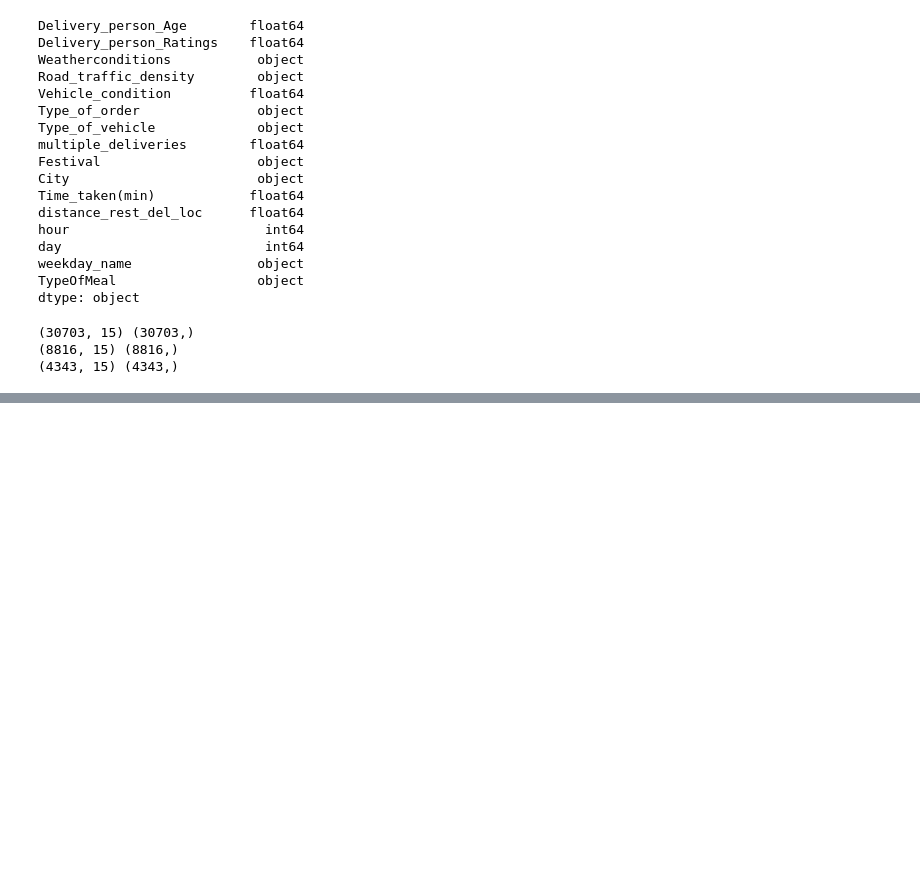
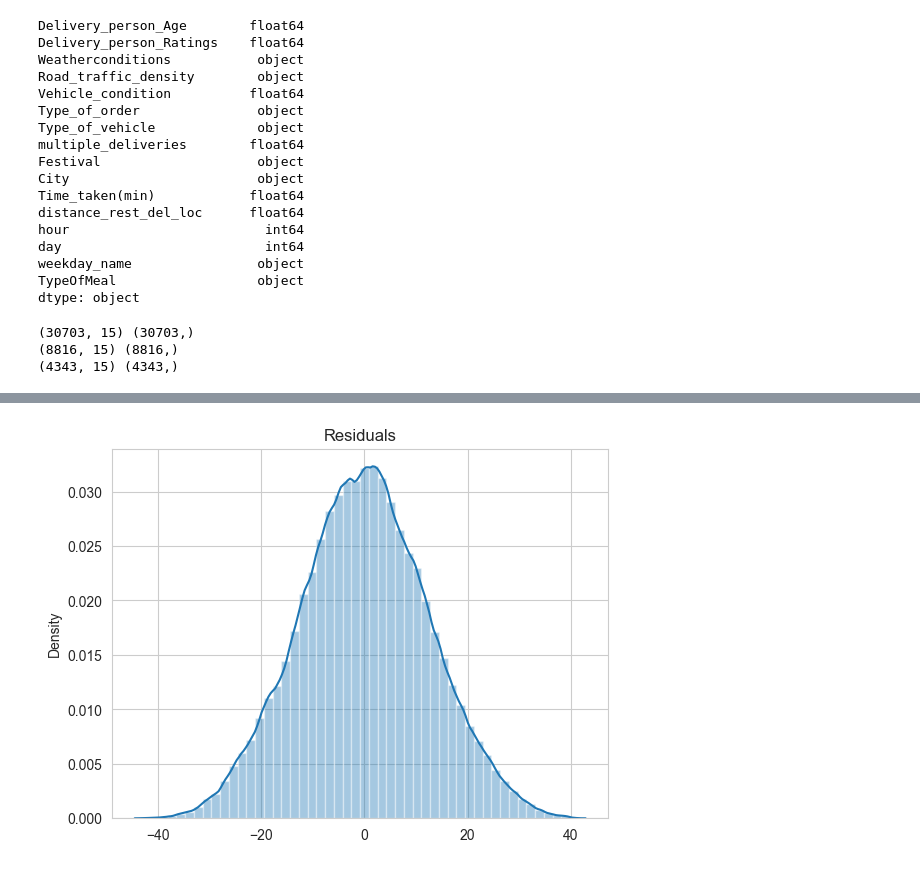
Before and after one commit to hy103/Est_food_delivery_time, a Jupyter notebook: notebooks/data_modelling.ipynb, the cells around one changed output, grey strips where cells are left out. Drawn from its saved outputs; the diff is of its cells as text; code cells hidden in the pictures; blank space fills up the shorter version.

```diff
--- a/notebooks/data_modelling.ipynb
+++ b/notebooks/data_modelling.ipynb
@@ -161,0 +265,6 @@ Train MSE: 13.1252, Test MSE: 25.7084, R2 Score: 0.7061
+# %%
+errors = y_test.values.reshape(-1, 1) - predictions
+sns.distplot(errors)
+plt.title('Residuals');
+# %% [output]
+[figure, added]
```
Also changed, not shown: parts of 28 cells of this notebook.
